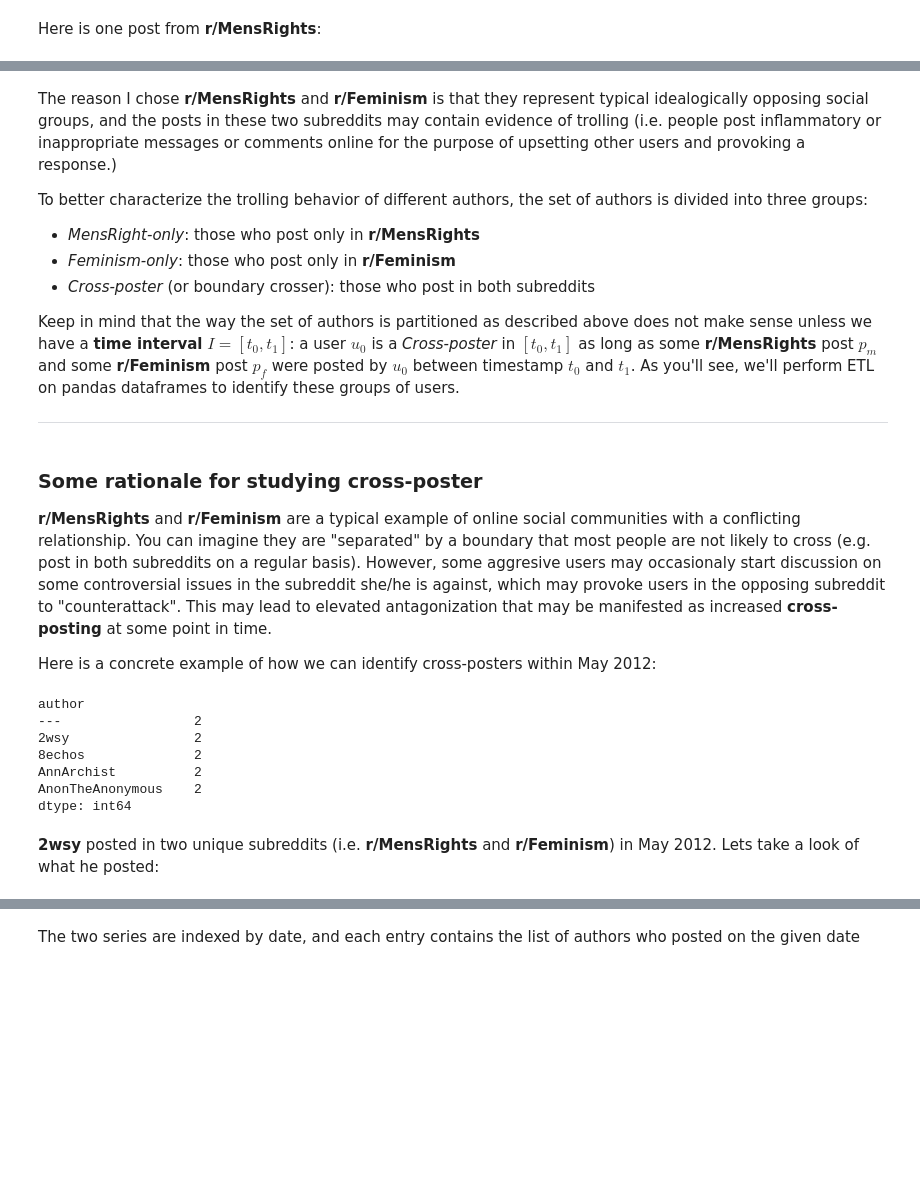
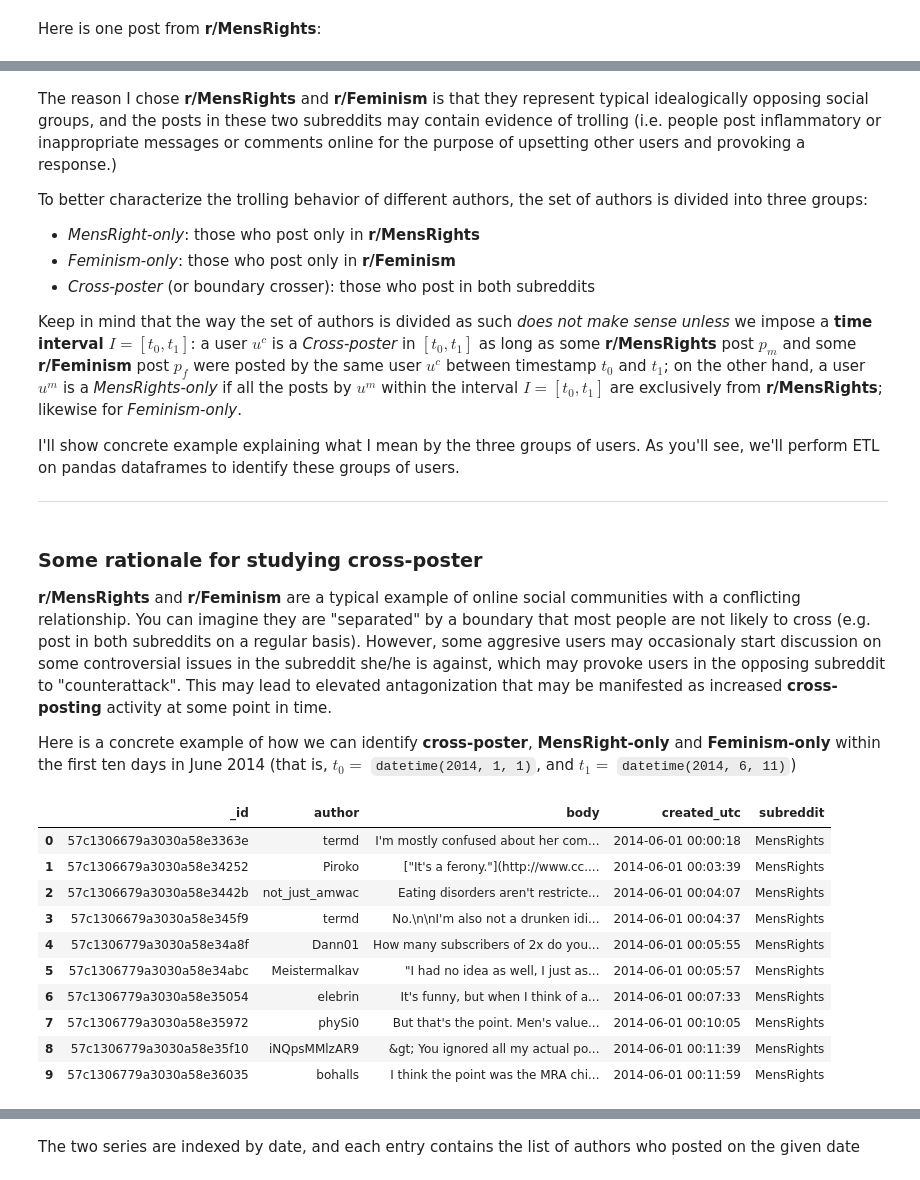
Before and after one commit to chao-ji/reddit, a Jupyter notebook: Part 1 Temporal Analysis - Cross-posting Activity .ipynb, the cells around one changed output, grey strips where cells are left out. Saved outputs shown, nothing was run; the diff lists cells and outputs as text; code cells hidden in the pictures; blank space fills up the shorter version.

```diff
--- a/Part 1 Temporal Analysis - Cross-posting Activity .ipynb
+++ b/Part 1 Temporal Analysis - Cross-posting Activity .ipynb
@@ -85,45 +87,43 @@ To better characterize the trolling behavior of different authors, the set of au
 * *Feminism-only*: those who post only in **r/Feminism**
 * *Cross-poster* (or boundary crosser): those who post in both subreddits
 
-Keep in mind that the way the set of authors is partitioned as described above does not make sense unless we have a **time interval** $I = [t_{0}, t_{1}]$: a user $u_{0}$ is a *Cross-poster* in $[t_{0}, t_{1}]$ as long as some **r/MensRights** post $p_{m}$ and some **r/Feminism** post $p_{f}$ were posted by $u_{0}$ between timestamp $t_{0}$ and $t_{1}$. As you'll see, we'll perform ETL on pandas dataframes to identify these groups of users.
+Keep in mind that the way the set of authors is divided as such *does not make sense unless* we impose a **time interval** $I = [t_{0}, t_{1}]$: a user $u^{c}$ is a *Cross-poster* in $[t_{0}, t_{1}]$ as long as some **r/MensRights** post $p_{m}$ and some **r/Feminism** post $p_{f}$ were posted by the same user $u^{c}$ between timestamp $t_{0}$ and $t_{1}$; on the other hand, a user $u^{m}$ is a *MensRights-only* if all the posts by $u^{m}$ within the interval $I = [t_{0}, t_{1}]$ are exclusively from **r/MensRights**; likewise for *Feminism-only*.
+
+I'll show concrete example explaining what I mean by the three groups of users. As you'll see, we'll perform ETL on pandas dataframes to identify these groups of users.
 
 ------------------
 # %% [markdown]
 ### Some rationale for studying cross-poster
 
-**r/MensRights** and **r/Feminism** are a typical example of online social communities with a conflicting relationship. You can imagine they are "separated" by a boundary that most people are not likely to cross (e.g. post in both subreddits on a regular basis). However, some aggresive users may occasionaly start discussion on some controversial issues in the subreddit she/he is against, which may provoke users in the opposing subreddit to "counterattack". This may lead to elevated antagonization that may be manifested as increased **cross-posting** at some point in time.
+**r/MensRights** and **r/Feminism** are a typical example of online social communities with a conflicting relationship. You can imagine they are "separated" by a boundary that most people are not likely to cross (e.g. post in both subreddits on a regular basis). However, some aggresive users may occasionaly start discussion on some controversial issues in the subreddit she/he is against, which may provoke users in the opposing subreddit to "counterattack". This may lead to elevated antagonization that may be manifested as increased **cross-posting** activity at some point in time.
 
-Here is a concrete example of how we can identify cross-posters within May 2012:
+Here is a concrete example of how we can identify **cross-poster**, **MensRight-only** and **Feminism-only** within the first ten days in June 2014 (that is, $t_{0} =$ `datetime(2014, 1, 1)`, and $t_{1} =$ `datetime(2014, 6, 11)`)
 # %%
 import datetime
 import pandas as pd
 
-# Pull the data from mongodb within May 2012 from both subreddits
-low = datetime.datetime(year=2012, month=5, day=1)
-high = datetime.datetime(year=2012, month=5, day=31)
+# Pull data from mongodb within [6/1/2014, 6/11/2014]  from both subreddits
+low = datetime.datetime(year=2014, month=6, day=1)
+high = datetime.datetime(year=2014, month=6, day=11)
 query = db["MensRights"].find({"created_utc": {"$lte": high, "$gte": low}},
                               {"author": 1, "created_utc": 1, "subreddit": 1, "body": 1})
 men = pd.DataFrame(list(query))
 
 query = db["Feminism"].find({"created_utc": {"$lte": high, "$gte": low}},
                             {"author": 1, "created_utc": 1, "subreddit": 1, "body": 1})
 fem = pd.DataFrame(list(query))
 
-may2012 = pd.concat([men, fem], axis=0)
-
-""" Group by the author ID, and list the number of unique subreddits of
-the individual posts for each author ID (Values = 1 or 2) Cross-posters
-are those with a value of 2. """
-crossposter = may2012.groupby("author").apply(lambda df: len(df["subreddit"].unique()))
+june2014 = pd.concat([men, fem], axis=0)
+june2014[:10]
+# %% [output]
+|  | _id | author | body | created_utc | subreddit |
+| 0 | 57c1306679a3030a58e3363e | termd | I'm mostly confused about her com... | 2014-06-01 00:00:18 | MensRights |
+| 1 | 57c1306679a3030a58e34252 | Piroko | ["It's a ferony."](http://www.cc.... | 2014-06-01 00:03:39 | MensRights |
+| 2 | 57c1306679a3030a58e3442b | not_just_amwac | Eating disorders aren't restricte... | 2014-06-01 00:04:07 | MensRights |
+| 3 | 57c1306679a3030a58e345f9 | termd | No.\n\nI'm also not a drunken idi... | 2014-06-01 00:04:37 | MensRights |
+| 4 | 57c1306779a3030a58e34a8f | Dann01 | How many subscribers of 2x do you... | 2014-06-01 00:05:55 | MensRights |
+| 5 | 57c1306779a3030a58e34abc | Meistermalkav | "I had no idea as well, I just as... | 2014-06-01 00:05:57 | MensRights |
+| 6 | 57c1306779a3030a58e35054 | elebrin | It's funny, but when I think of a... | 2014-06-01 00:07:33 | MensRights |
+| 7 | 57c1306779a3030a58e35972 | phySi0 | But that's the point. Men's value... | 2014-06-01 00:10:05 | MensRights |
+| 8 | 57c1306779a3030a58e35f10 | iNQpsMMlzAR9 | &gt; You ignored all my actual po... | 2014-06-01 00:11:39 | MensRights |
+| 9 | 57c1306779a3030a58e36035 | bohalls | I think the point was the MRA chi... | 2014-06-01 00:11:59 | MensRights |
-# %%
-crossposter[crossposter == 2].head(5)
-# %% [output]
-author
----                 2
-2wsy                2
-8echos              2
-AnnArchist          2
-AnonTheAnonymous    2
-dtype: int64
-# %% [markdown]
-**2wsy** posted in two unique subreddits (i.e. **r/MensRights** and **r/Feminism**) in May 2012. Lets take a look of what he posted:
```
Also changed, not shown: parts of 29 cells of this notebook.
